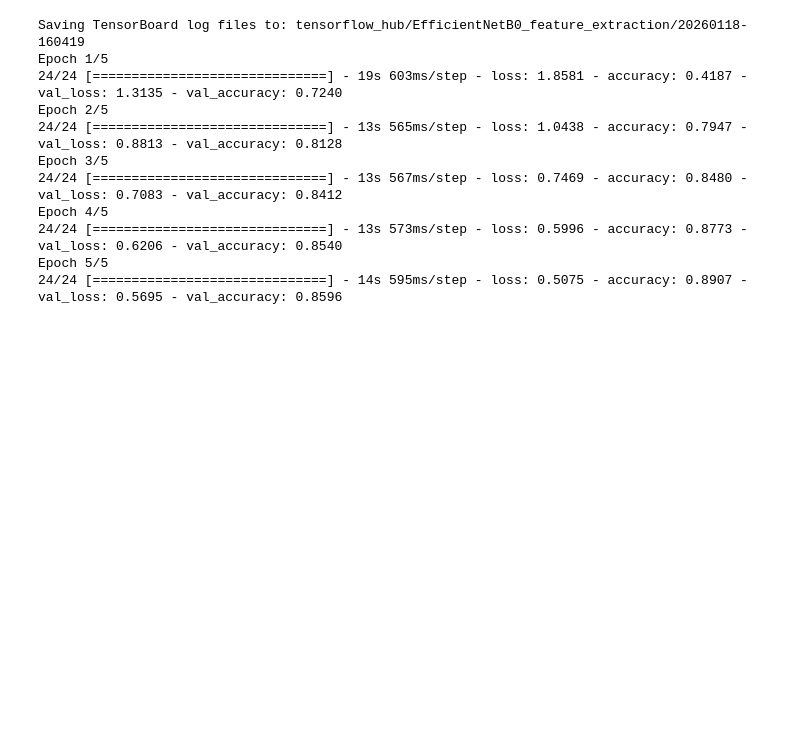
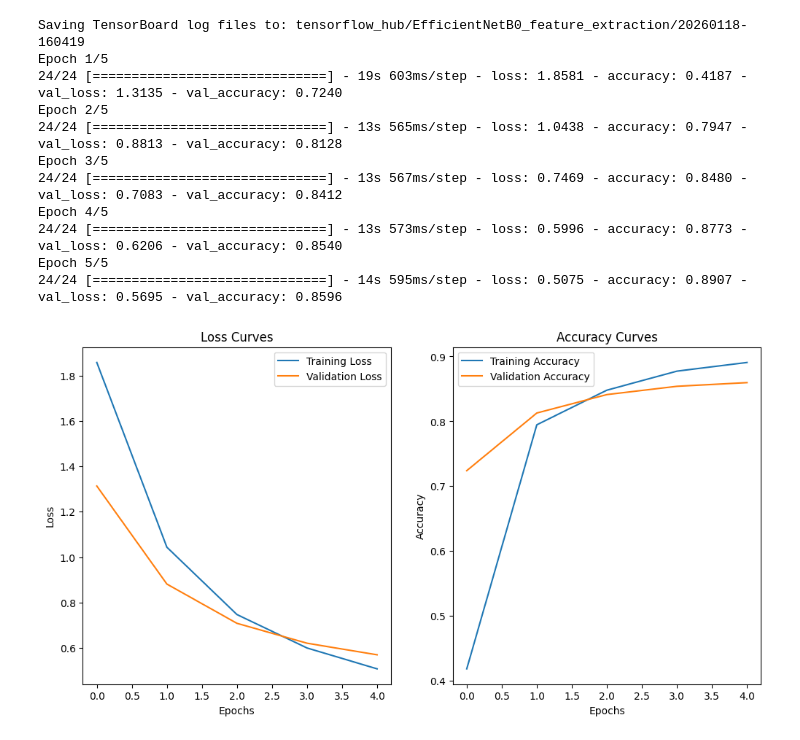
Before and after one commit to leohfigueiredo/Project_1, a Jupyter notebook: Tensorflow-1/Files&notebooks/04_transfer_learning/04-transfer-learning-in-tensorflow-part-1-feature-extraction.ipynb, the cells around one changed output. Saved outputs shown, nothing was run; the diff lists cells and outputs as text; code cells hidden in the pictures; blank space fills up the shorter version.

```diff
--- a/Tensorflow-1/Files&notebooks/04_transfer_learning/04-transfer-learning-in-tensorflow-part-1-feature-extraction.ipynb
+++ b/Tensorflow-1/Files&notebooks/04_transfer_learning/04-transfer-learning-in-tensorflow-part-1-feature-extraction.ipynb
@@ -327,3 +327,7 @@ Epoch 4/5
 24/24 [==============================] - 13s 573ms/step - loss: 0.5996 - accuracy: 0.8773 - val_loss: 0.6206 - val_accuracy: 0.8540
 Epoch 5/5
 24/24 [==============================] - 14s 595ms/step - loss: 0.5075 - accuracy: 0.8907 - val_loss: 0.5695 - val_accuracy: 0.8596
+# %%
+plot_loss_curves(EfficientNet_history)
+# %% [output]
+[figure, added]
```
Also changed, not shown: parts of 6 cells of this notebook, 50 other files.
